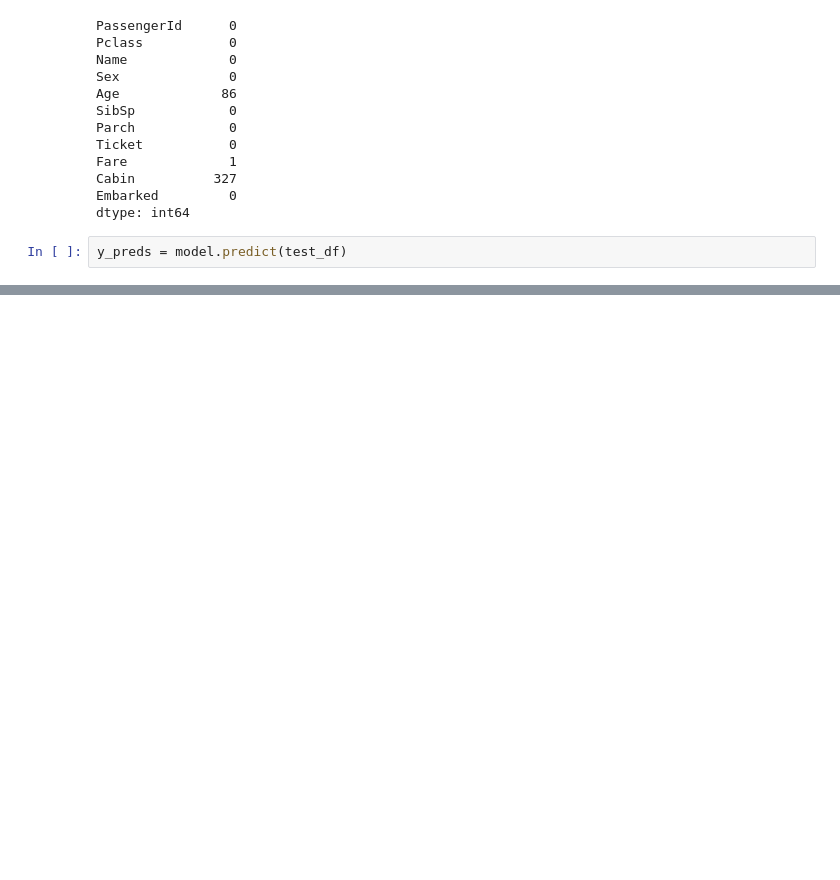
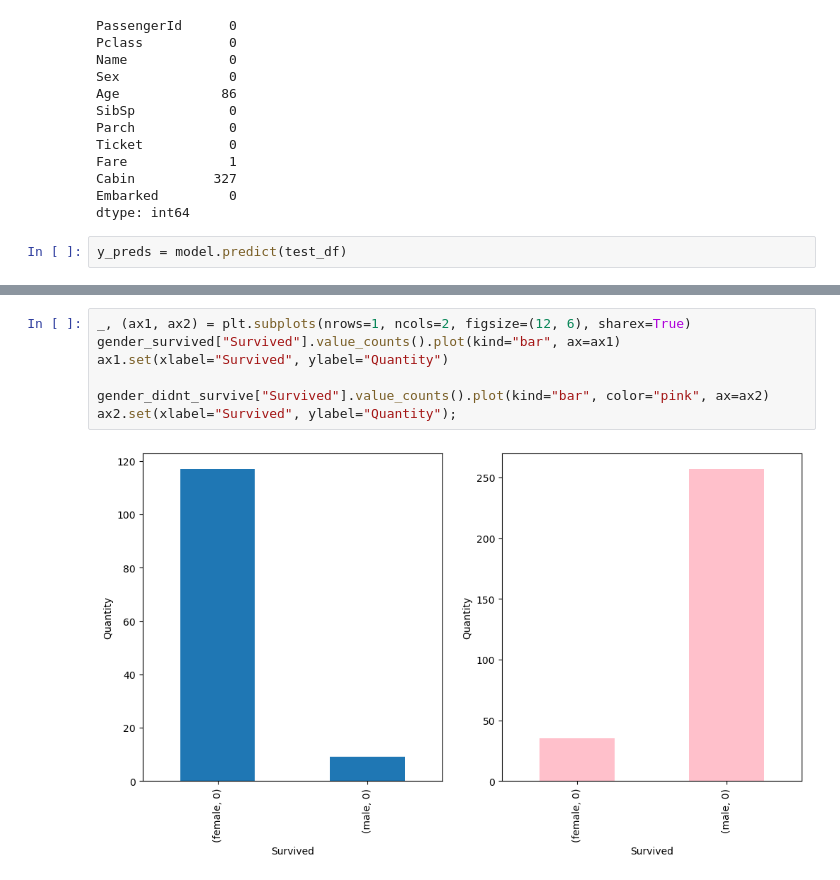
Before and after one commit to msnkr/kaggle_comps, a Jupyter notebook: Titanic - Machine Learning from Disaster/Untitled.ipynb, the cells around one changed output, grey strips where cells are left out. Saved outputs shown, nothing was run; the diff lists cells and outputs as text; blank space fills up the shorter version.

```diff
--- a/Titanic - Machine Learning from Disaster/Untitled.ipynb
+++ b/Titanic - Machine Learning from Disaster/Untitled.ipynb
@@ -213,0 +211,9 @@ gender_didnt_survive["Survived"].value_counts().plot(kind="bar", color="pink");
+# %%
+_, (ax1, ax2) = plt.subplots(nrows=1, ncols=2, figsize=(12, 6), sharex=True)
+gender_survived["Survived"].value_counts().plot(kind="bar", ax=ax1)
+ax1.set(xlabel="Survived", ylabel="Quantity")
+
+gender_didnt_survive["Survived"].value_counts().plot(kind="bar", color="pink", ax=ax2)
+ax2.set(xlabel="Survived", ylabel="Quantity");
+# %% [output]
+[figure, added]
```
Also changed, not shown: parts of 10 cells of this notebook, 1 other file.
